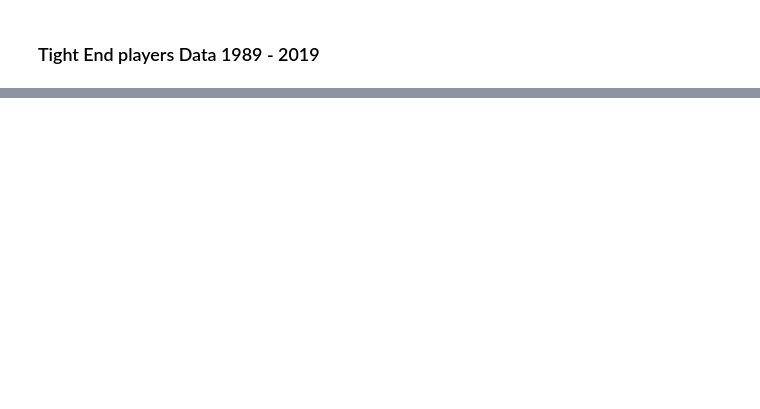
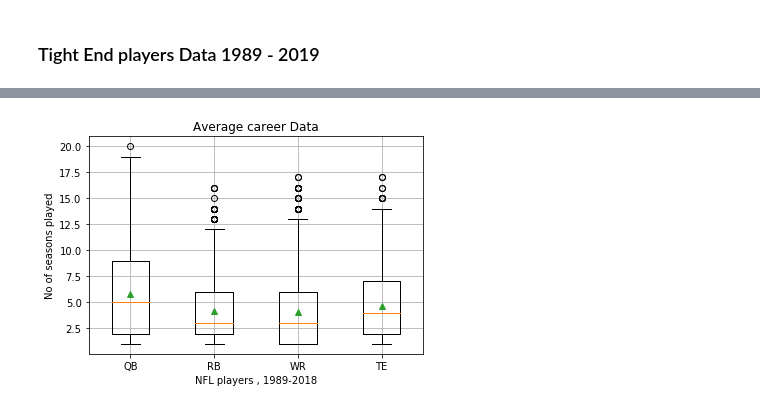
Before and after one commit to ankitapatel9/NFL-project, a Jupyter notebook: nfl-player-data.ipynb, the cells around one changed output, grey strips where cells are left out. Saved outputs shown, nothing was run; the diff lists cells and outputs as text; code cells hidden in the pictures; blank space fills up the shorter version.

Commit message:
cleaning up TE and all-in-one boxplot

```diff
--- a/nfl-player-data.ipynb
+++ b/nfl-player-data.ipynb
@@ -469,4 +501,4 @@ te_upper_boundary
 # %%
 # Check for any upper outliers
-te_arr = filtered_te_column['No of Season']
+te_arr = retired_te['No of Season']
 te_arr[te_arr>= te_upper_boundary]
@@ -513,12 +565,14 @@ plt.show()
 # %%
 # Create box plot
-plt.boxplot([arr, rb_arr,wr_arr,te_arr], showmeans=True)
+plt.boxplot([qb_arr, rb_arr,wr_arr,te_arr], showmeans=True)
 x = [1,2,3,4]
 labels = ['QB', 'RB', 'WR', 'TE']
 plt.xticks(x, labels)
 
 plt.grid()
 plt.title("Average career Data")
 plt.ylabel("No of seasons played")
 plt.xlabel("NFL players , 1989-2018")
 plt.show()
+# %% [output]
+[figure, added]
```
Also changed, not shown: parts of 17 cells of this notebook.
